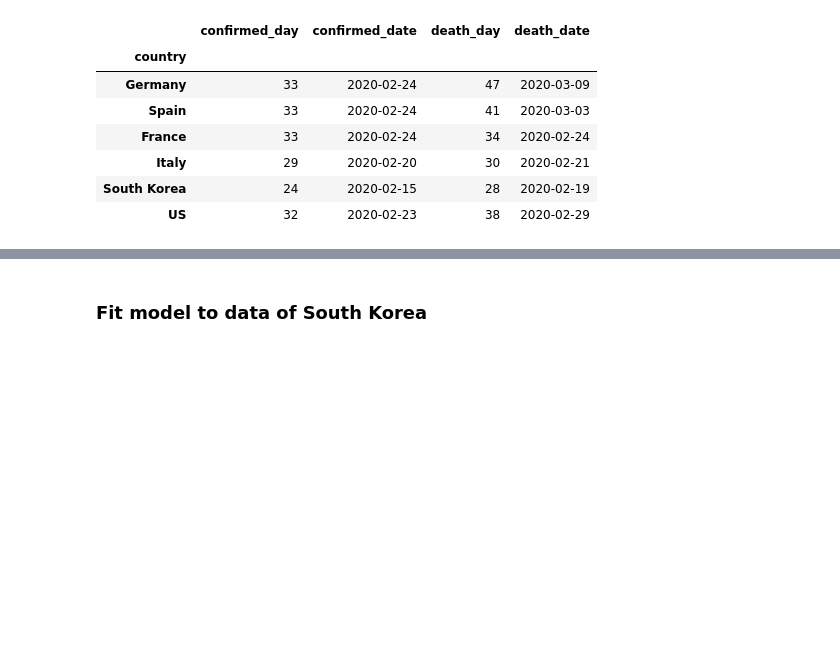
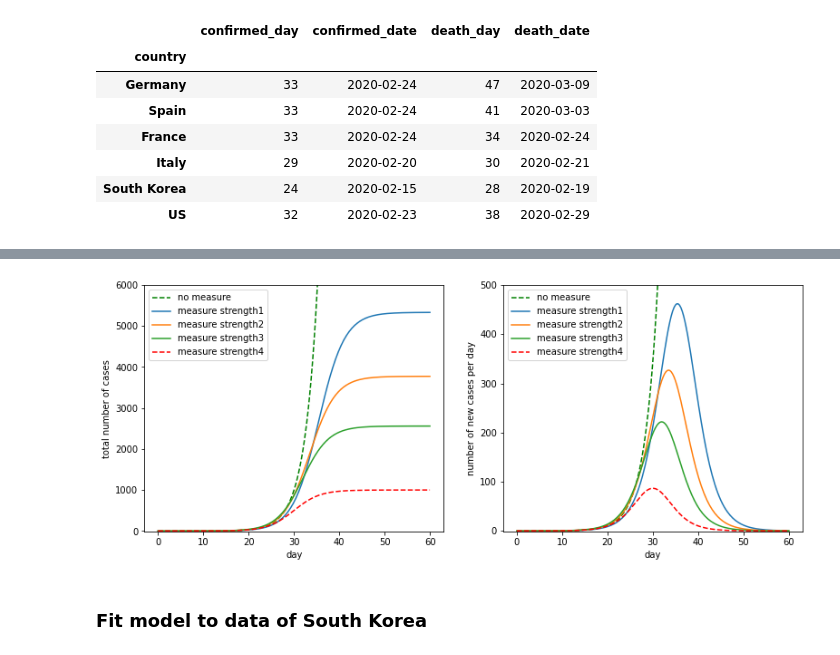
Before and after one commit to jenslaufer/Data2Decision, a Jupyter notebook: notebooks/Case_Number_Analysis.ipynb, the cells around one changed output, grey strips where cells are left out. Cells and saved outputs as stored; diff of their text form; code cells hidden in the pictures; blank space fills up the shorter version.

```diff
--- a/notebooks/Case_Number_Analysis.ipynb
+++ b/notebooks/Case_Number_Analysis.ipynb
@@ -196,3 +231,39 @@ def format_exp_vals(exp_best_vals_cc):
+# %%
+#Visulizing scaling of the logistic function for different counter measure strengths
+t_double = 2     #time until exponential function doubles its value
+c_turning = 500  #number of cases at turning point of logistic function
+t_turning = 30   #time of turning point of logistic function
+
+k=np.log(2)/t_double #parameter of logistic function
+slope=k*c_turning/2  #slope of logistic function at turning point =max(incline)
+
+plt.figure(figsize=(13,5))
+x = np.linspace(0,60,200)
+plt.xlim(left=0, right=60)
+
+plt.subplot(121)
+plt.ylim(bottom=-10, top=6000)
+plt.plot(x,exp_mod(x,t_turning-5/k,logistic_mod_new(t_turning-5/k,t_turning,c_turning,t_double),t_double), 'g--', label='no measure')
+for mea_st in [5,4,3]:
+  plt.plot(x,logistic_mod_new(x,t_turning+mea_st**2/4.6,c_turning+mea_st**2*slope,t_double), label='measure strength'+str(int(6-mea_st)))
+plt.plot(x,logistic_mod_new(x,t_turning,c_turning,t_double), 'r--', label='measure strength'+str(int(4)))
+plt.ylabel('total number of cases')
+plt.xlabel('day')
+plt.legend()
+
+plt.subplot(122)
+plt.ylim(bottom=-1, top=500)
+plt.plot(x,dexp_mod(x,t_turning-5/k,logistic_mod_new(t_turning-5/k,t_turning,c_turning,t_double),t_double), 'g--', label='no measure')
+for mea_st in [5,4,3]:
+  plt.plot(x,dlogistic_mod_new(x,t_turning+mea_st**2/4.6,c_turning+mea_st**2*slope,t_double), label='measure strength'+str(int(6-mea_st)))
+plt.plot(x,dlogistic_mod_new(x,t_turning,c_turning,t_double), 'r--',  label='measure strength'+str(int(4)))
+plt.ylabel('number of new cases per day')
+plt.xlabel('day')
+plt.legend()
+
+plt.show()
+# %% [output]
+[figure, added]
 # %% [markdown]
 ### Fit model to data of South Korea
 # %%
```
Also changed, not shown: parts of 20 cells of this notebook.
